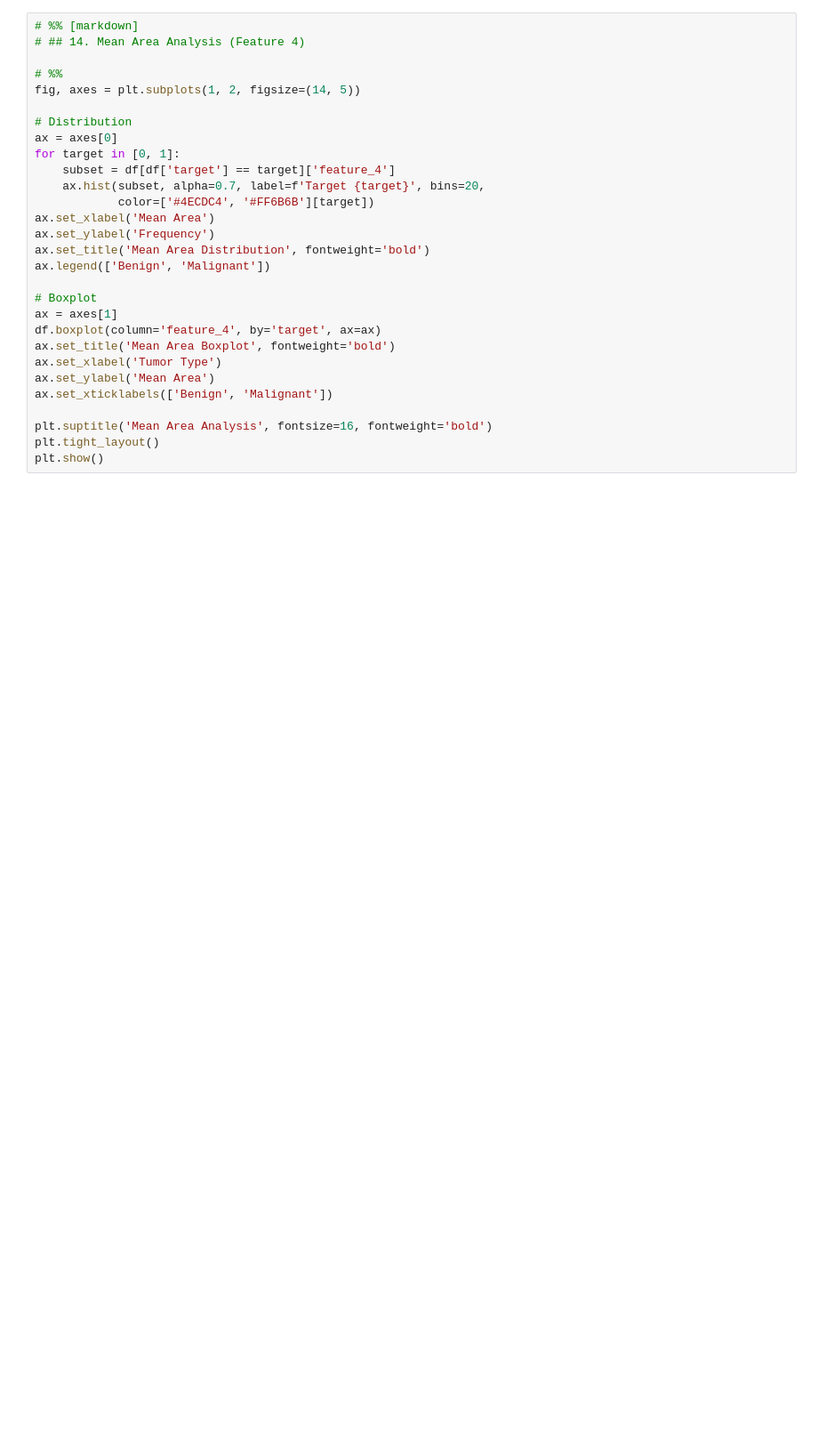
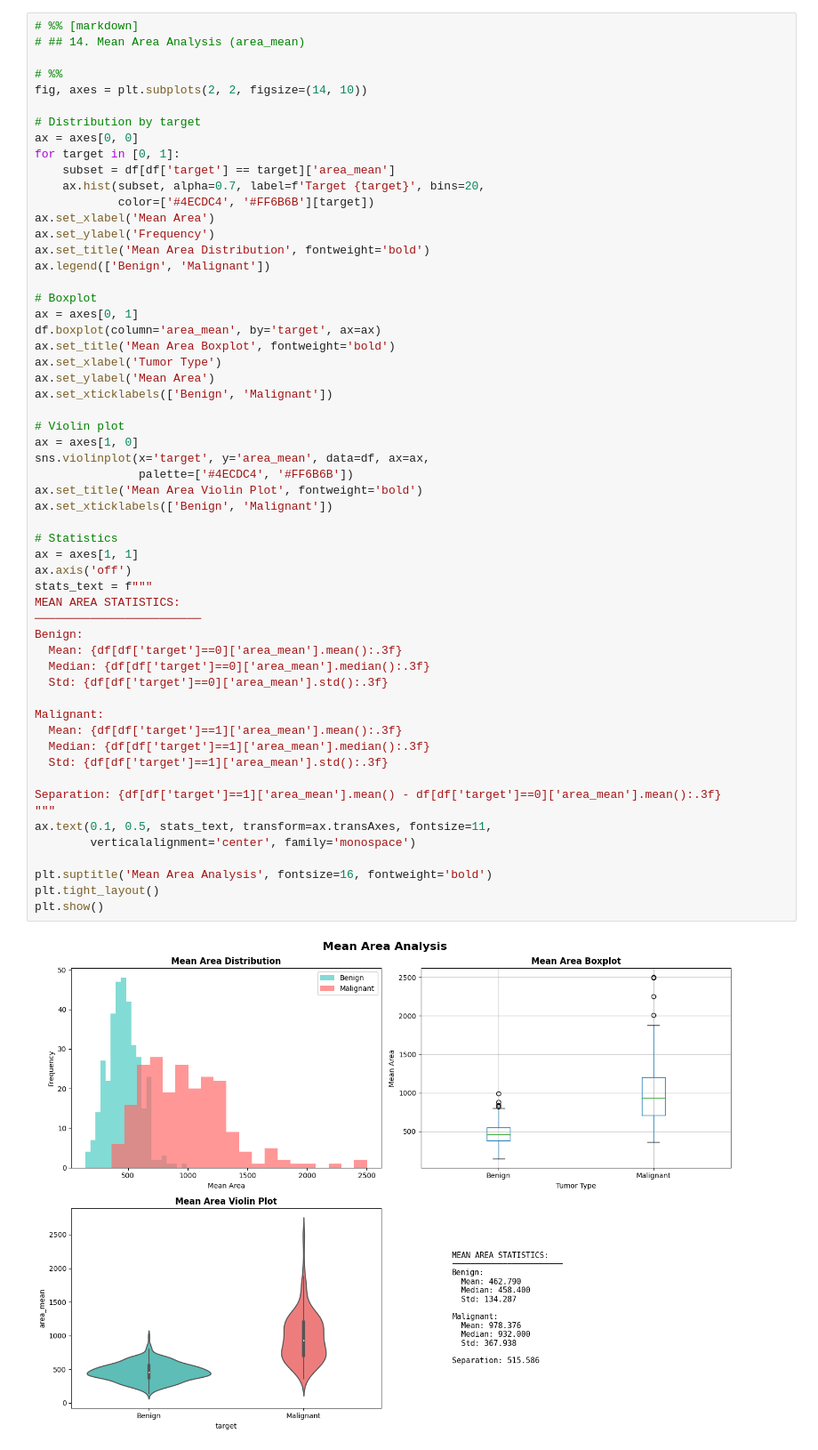
Before and after one commit to melat33/CodeAlpha_tasks, a Jupyter notebook: Disease_Prediction_System/notebooks/BREAST_CANCER_PIPELINE.ipynb, the cells around one changed output. Shown at 89% size. Cells and saved outputs as stored; diff of their text form; blank space fills up the shorter version.

```diff
--- a/Disease_Prediction_System/notebooks/BREAST_CANCER_PIPELINE.ipynb
+++ b/Disease_Prediction_System/notebooks/BREAST_CANCER_PIPELINE.ipynb
@@ -286,31 +456,61 @@ plt.show()
 # %%
 # %% [markdown]
-# ## 14. Mean Area Analysis (Feature 4)
+# ## 14. Mean Area Analysis (area_mean)
 
 # %%
-fig, axes = plt.subplots(1, 2, figsize=(14, 5))
+fig, axes = plt.subplots(2, 2, figsize=(14, 10))
 
-# Distribution
-ax = axes[0]
+# Distribution by target
+ax = axes[0, 0]
 for target in [0, 1]:
-    subset = df[df['target'] == target]['feature_4']
+    subset = df[df['target'] == target]['area_mean']
     ax.hist(subset, alpha=0.7, label=f'Target {target}', bins=20,
             color=['#4ECDC4', '#FF6B6B'][target])
 ax.set_xlabel('Mean Area')
 ax.set_ylabel('Frequency')
 ax.set_title('Mean Area Distribution', fontweight='bold')
 ax.legend(['Benign', 'Malignant'])
 
 # Boxplot
-ax = axes[1]
-df.boxplot(column='feature_4', by='target', ax=ax)
+ax = axes[0, 1]
+df.boxplot(column='area_mean', by='target', ax=ax)
 ax.set_title('Mean Area Boxplot', fontweight='bold')
 ax.set_xlabel('Tumor Type')
 ax.set_ylabel('Mean Area')
 ax.set_xticklabels(['Benign', 'Malignant'])
 
+# Violin plot
+ax = axes[1, 0]
+sns.violinplot(x='target', y='area_mean', data=df, ax=ax,
+               palette=['#4ECDC4', '#FF6B6B'])
+ax.set_title('Mean Area Violin Plot', fontweight='bold')
+ax.set_xticklabels(['Benign', 'Malignant'])
+
+# Statistics
+ax = axes[1, 1]
+ax.axis('off')
+stats_text = f"""
+MEAN AREA STATISTICS:
+────────────────────────
+Benign:
+  Mean: {df[df['target']==0]['area_mean'].mean():.3f}
+  Median: {df[df['target']==0]['area_mean'].median():.3f}
+  Std: {df[df['target']==0]['area_mean'].std():.3f}
+
+Malignant:
+  Mean: {df[df['target']==1]['area_mean'].mean():.3f}
+  Median: {df[df['target']==1]['area_mean'].median():.3f}
+  Std: {df[df['target']==1]['area_mean'].std():.3f}
+
+Separation: {df[df['target']==1]['area_mean'].mean() - df[df['target']==0]['area_mean'].mean():.3f}
+"""
+ax.text(0.1, 0.5, stats_text, transform=ax.transAxes, fontsize=11,
+        verticalalignment='center', family='monospace')
+
 plt.suptitle('Mean Area Analysis', fontsize=16, fontweight='bold')
 plt.tight_layout()
 plt.show()
+# %% [output]
+[figure, added]
 # %%
 # %% [markdown]
```
Also changed, not shown: parts of 34 cells of this notebook.
